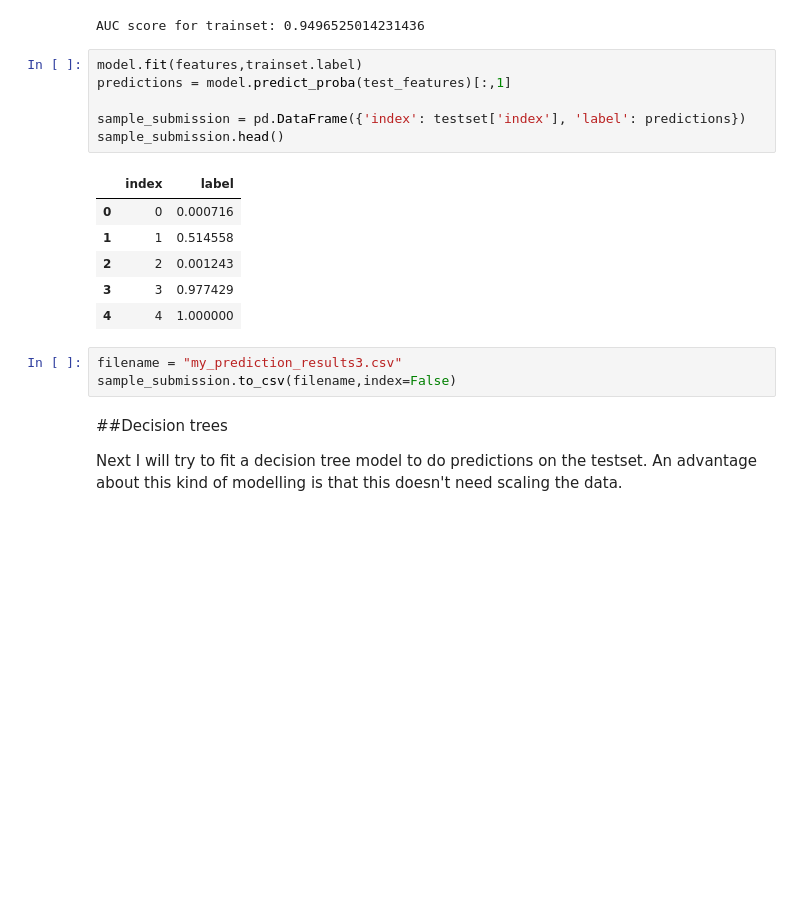
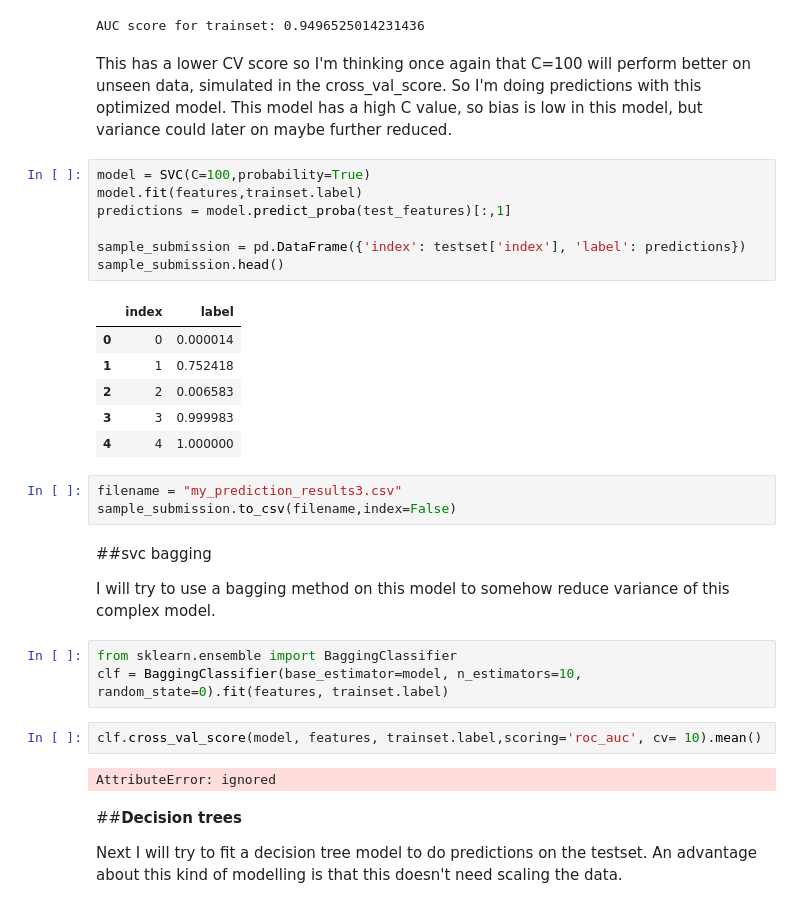
Before and after one commit to SarahGoddaer/Machine_Learning_course_UGent_D012554_kaggle, a Jupyter notebook: Third_try.ipynb, the cells around one changed output. Saved outputs shown, nothing was run; the diff lists cells and outputs as text; blank space fills up the shorter version.

```diff
--- a/Third_try.ipynb
+++ b/Third_try.ipynb
@@ -120,23 +120,37 @@ score_train = cross_val_score(model, features, trainset.label,scoring='roc_auc',
 print('AUC score for trainset: '+ str(score_train))
 # %% [output]
 AUC score for trainset: 0.9496525014231436
+# %% [markdown]
+This has a lower CV score so I'm thinking once again that C=100 will perform better on unseen data, simulated in the cross_val_score. So I'm doing predictions with this optimized model. This model has a high C value, so bias is low in this model, but variance could later on maybe further reduced.
 # %%
+model = SVC(C=100,probability=True)
 model.fit(features,trainset.label)
 predictions = model.predict_proba(test_features)[:,1]
 
 sample_submission = pd.DataFrame({'index': testset['index'], 'label': predictions})
 sample_submission.head()
 # %% [output]
 |  | index | label |
-| 0 | 0 | 0.000716 |
-| 1 | 1 | 0.514558 |
-| 2 | 2 | 0.001243 |
-| 3 | 3 | 0.977429 |
+| 0 | 0 | 0.000014 |
+| 1 | 1 | 0.752418 |
+| 2 | 2 | 0.006583 |
+| 3 | 3 | 0.999983 |
 | 4 | 4 | 1.000000 |
 # %%
 filename = "my_prediction_results3.csv"
 sample_submission.to_csv(filename,index=False)
+# %% [markdown]
+##svc bagging
+
+I will try to use a bagging method on this model to somehow reduce variance of this complex model.
+# %%
+from sklearn.ensemble import BaggingClassifier
+clf = BaggingClassifier(base_estimator=model, n_estimators=10, random_state=0).fit(features, trainset.label)
+# %%
+clf.cross_val_score(model, features, trainset.label,scoring='roc_auc', cv= 10).mean()
+# %% [output]
+AttributeError: ignored
 # %% [markdown]
-##Decision trees
+##**Decision trees**
 
 Next I will try to fit a decision tree model to do predictions on the testset. An advantage about this kind of modelling is that this doesn't need scaling the data.
```
Also changed, not shown: parts of 7 cells of this notebook.
